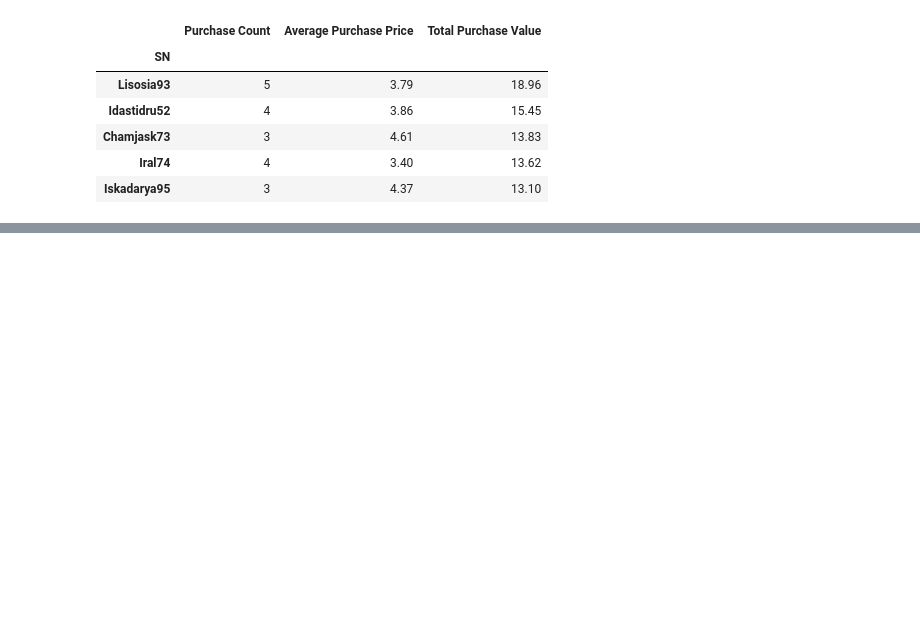
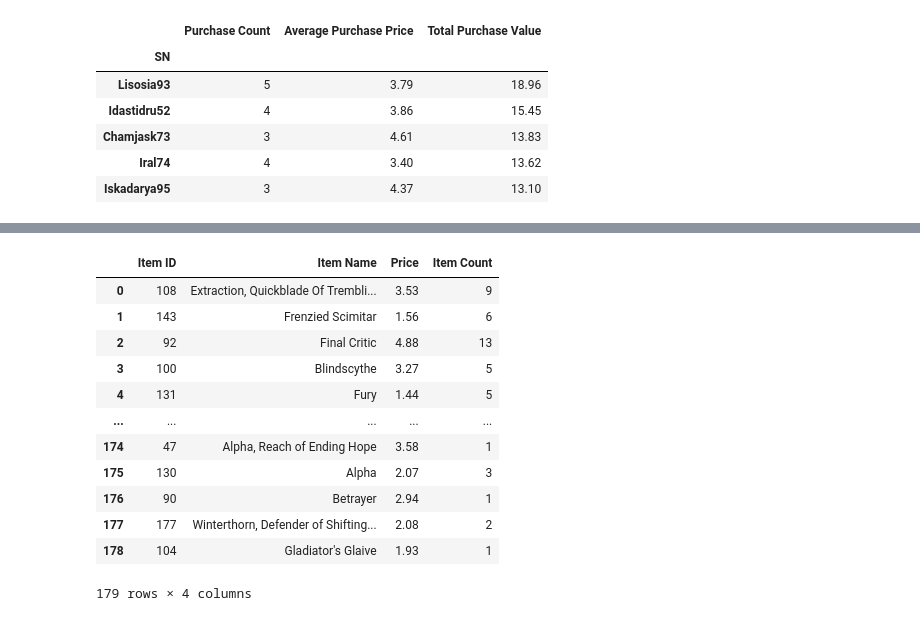
Before and after one commit to rmaher314/HW4_Pandas, a Jupyter notebook: HW4_Heroes_of_Pymoli.ipynb, the cells around one changed output, grey strips where cells are left out. Drawn from its saved outputs; the diff is of its cells as text; code cells hidden in the pictures; blank space fills up the shorter version.

```diff
--- a/HW4_Heroes_of_Pymoli.ipynb
+++ b/HW4_Heroes_of_Pymoli.ipynb
@@ -265,2 +300,20 @@ Name: Item ID, Length: 179, dtype: int64
+# %%
+#Most Popular Item - merging data frames
+merge_df = pd.merge(nodupes_items_df, count_items_df, on='Item ID')
+merge_df
+# %% [output]
+|  | Item ID | Item Name | Price | Item Count |
+| 0 | 108 | Extraction, Quickblade Of Trembli... | 3.53 | 9 |
+| 1 | 143 | Frenzied Scimitar | 1.56 | 6 |
+| 2 | 92 | Final Critic | 4.88 | 13 |
+| 3 | 100 | Blindscythe | 3.27 | 5 |
+| 4 | 131 | Fury | 1.44 | 5 |
+| ... | ... | ... | ... | ... |
+| 174 | 47 | Alpha, Reach of Ending Hope | 3.58 | 1 |
+| 175 | 130 | Alpha | 2.07 | 3 |
+| 176 | 90 | Betrayer | 2.94 | 1 |
+| 177 | 177 | Winterthorn, Defender of Shifting... | 2.08 | 2 |
+| 178 | 104 | Gladiator's Glaive | 1.93 | 1 |
+179 rows × 4 columns
 # %%
 #Most Popular Items- Total Purchase Value
```
Also changed, not shown: parts of 16 cells of this notebook.
